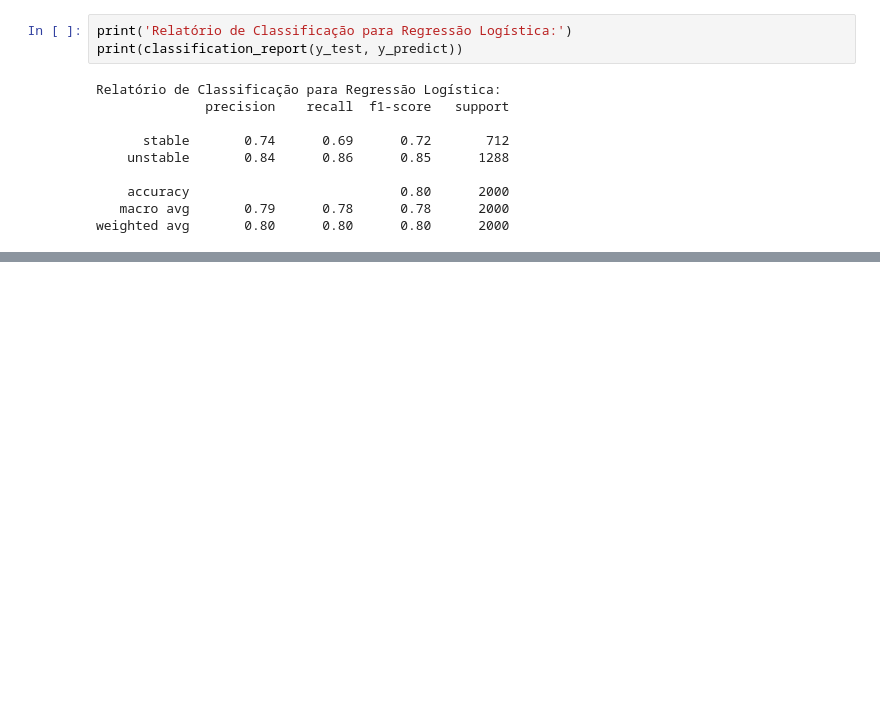
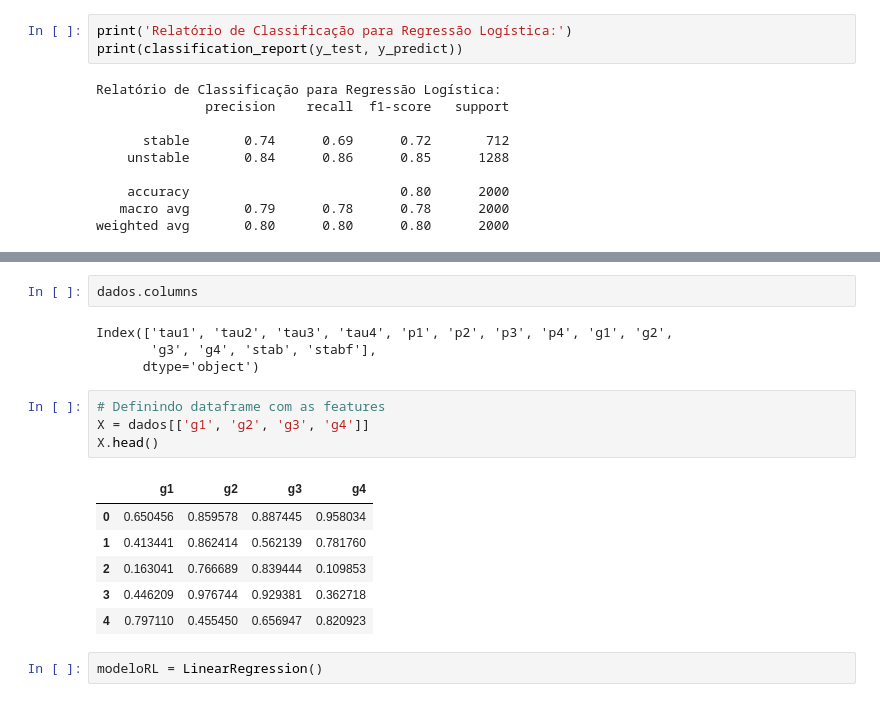
Before and after one commit to JunUehara56/CP4_SERS, a Jupyter notebook: 1CCA_ML_v0.ipynb, the cells around one changed output, grey strips where cells are left out. Saved outputs shown, nothing was run; the diff lists cells and outputs as text; blank space fills up the shorter version.

```diff
--- a/1CCA_ML_v0.ipynb
+++ b/1CCA_ML_v0.ipynb
@@ -269,0 +292,19 @@ weighted avg       0.80      0.80      0.80      2000
+# %%
+dados.columns
+# %% [output]
+Index(['tau1', 'tau2', 'tau3', 'tau4', 'p1', 'p2', 'p3', 'p4', 'g1', 'g2',
+       'g3', 'g4', 'stab', 'stabf'],
+      dtype='object')
+# %%
+# Definindo dataframe com as features
+X = dados[['g1', 'g2', 'g3', 'g4']]
+X.head()
+# %% [output]
+|  | g1 | g2 | g3 | g4 |
+| 0 | 0.650456 | 0.859578 | 0.887445 | 0.958034 |
+| 1 | 0.413441 | 0.862414 | 0.562139 | 0.781760 |
+| 2 | 0.163041 | 0.766689 | 0.839444 | 0.109853 |
+| 3 | 0.446209 | 0.976744 | 0.929381 | 0.362718 |
+| 4 | 0.797110 | 0.455450 | 0.656947 | 0.820923 |
+# %%
+modeloRL = LinearRegression()
```
Also changed, not shown: parts of 5 cells of this notebook.
